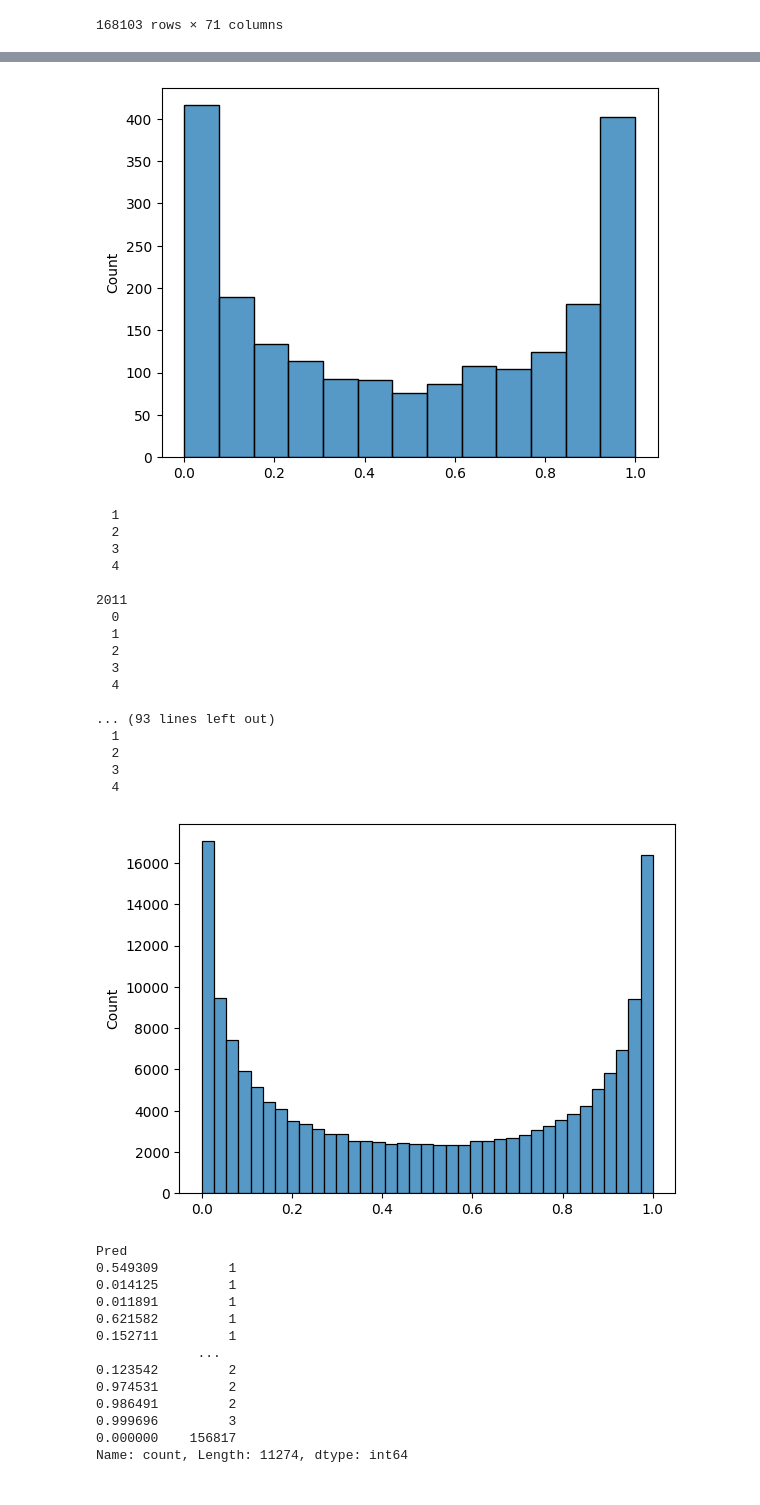
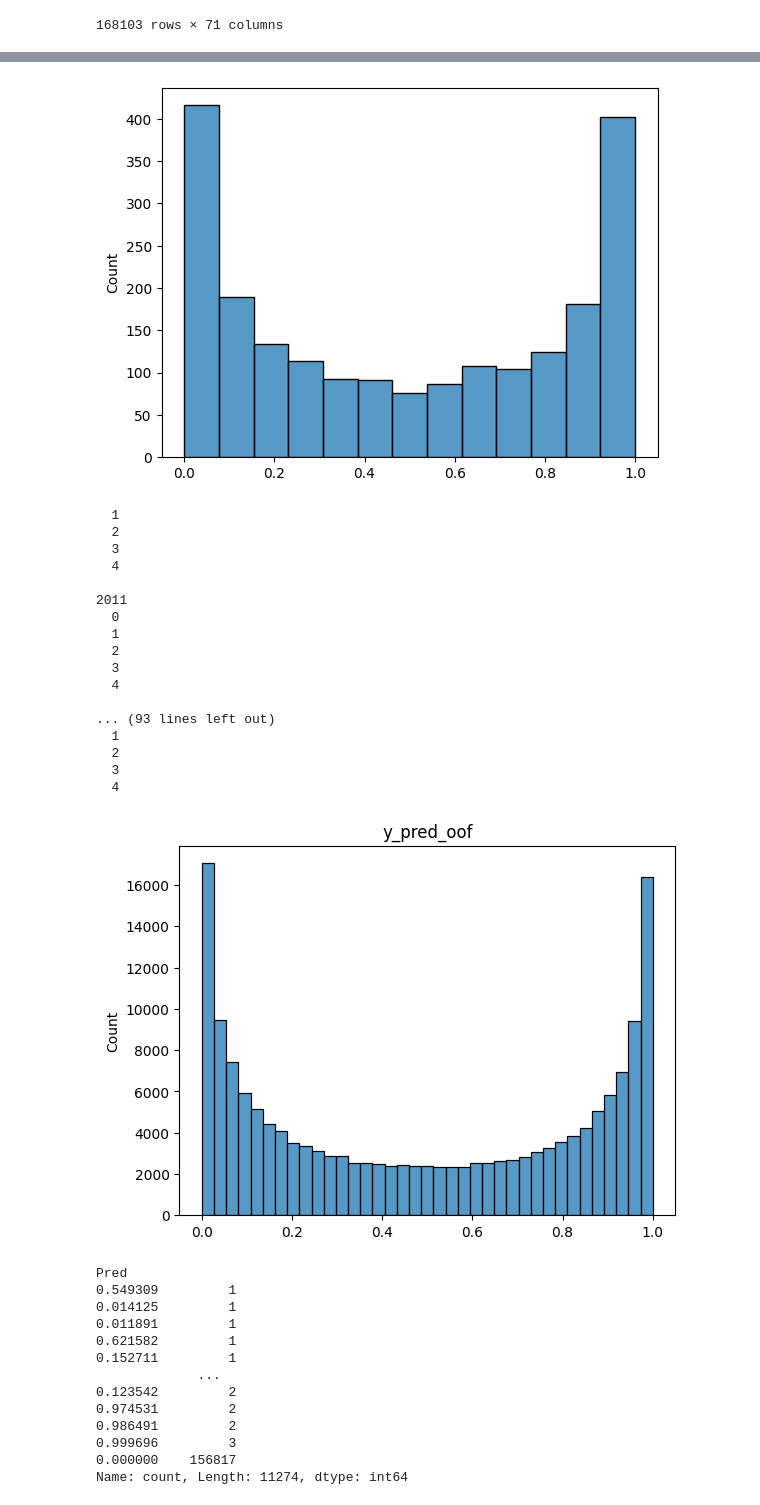
Before and after one commit to bedwards/mania, a Jupyter notebook: working/mania.ipynb, the cells around one changed output, grey strips where cells are left out. Cells and saved outputs as stored; diff of their text form; code cells hidden in the pictures.

Commit message:
add title to y_pred_oof histplot

```diff
--- a/working/mania.ipynb
+++ b/working/mania.ipynb
@@ -717,35 +717,36 @@ for season in sorted(t["Season"].unique()):
         print(f"  {fold_n}")
         m.fit(X.iloc[i_fold], y.iloc[i_fold])
         y_pred = m.predict_proba(X.iloc[i_oof])[:, 1]
         y_pred_oof[t_season.iloc[i_oof].index] = y_pred
         if season == min_year_women_detailed and fold_n == 0:
             sns.histplot(y_pred)
             plt.show()
     print()
 
-sns.histplot(y_pred_oof);
+sns.histplot(y_pred_oof)
+plt.title("y_pred_oof");
 # %% [output]
 2010
   0
 [figure]
   1
   2
   3
   4
 
 2011
   0
   1
   2
   3
   4
 
 ... (93 lines left out)
   1
   2
   3
   4
-[figure, old version]
+[figure, new version]
 # %%
 # %% [output]
 Pred
```
